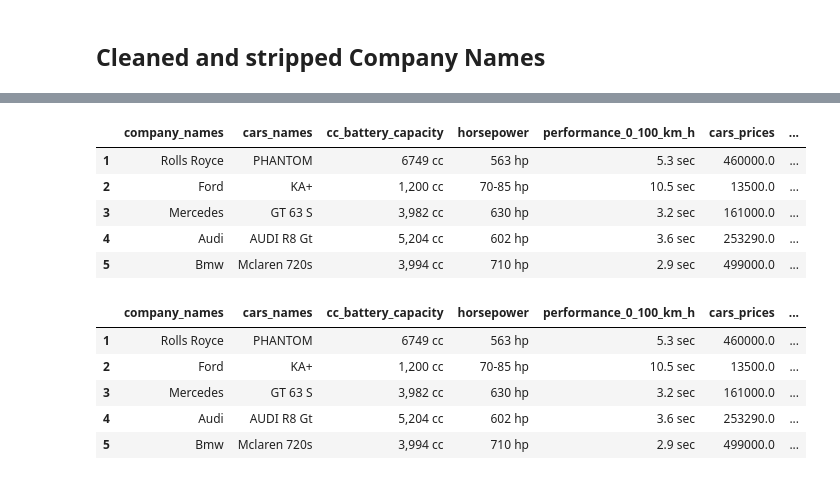
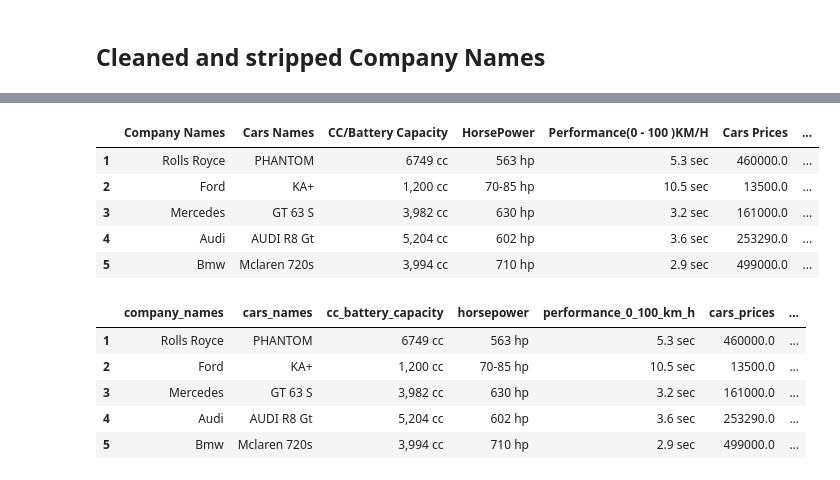
Before and after one commit to Wazard/GruppoX-Car-Analysis, a Jupyter notebook: car_analysis.ipynb, the cells around one changed output, grey strips where cells are left out. Saved outputs shown, nothing was run; the diff lists cells and outputs as text; code cells hidden in the pictures.

```diff
--- a/car_analysis.ipynb
+++ b/car_analysis.ipynb
@@ -222,4 +238,4 @@ group_df.head(1500)
 # %%
-clean_df = clean_df.drop(columns=['engines'])
+clean_df = clean_df.drop(columns=['Engines'])
 clean_df.head()
 # %% [output]
@@ -250,10 +264,10 @@ group_df.head(200)
 | 90 km/h | 1 | 1 | 1 | 1 | 1 | 1 | ... |
 113 rows × 9 columns
 # %%
-clean_df = clean_df.drop(columns=[col])
+clean_df = clean_df.drop(columns=['Total Speed'])
 clean_df.head()
 # %% [output]
-|  | company_names | cars_names | cc_battery_capacity | horsepower | performance_0_100_km_h | cars_prices | ... |
+|  | Company Names | Cars Names | CC/Battery Capacity | HorsePower | Performance(0 - 100 )KM/H | Cars Prices | ... |
 | 1 | Rolls Royce | PHANTOM | 6749 cc | 563 hp | 5.3 sec | 460000.0 | ... |
 | 2 | Ford | KA+ | 1,200 cc | 70-85 hp | 10.5 sec | 13500.0 | ... |
 | 3 | Mercedes | GT 63 S | 3,982 cc | 630 hp | 3.2 sec | 161000.0 | ... |
```
Also changed, not shown: parts of 34 cells of this notebook.
